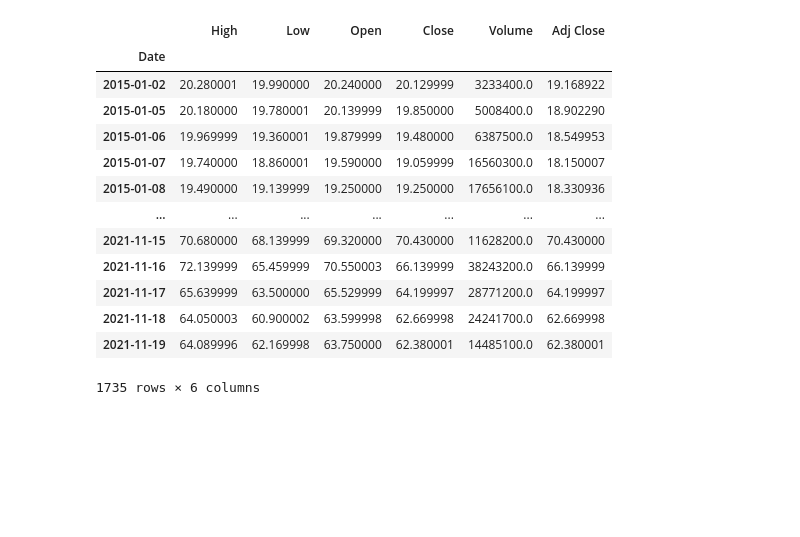
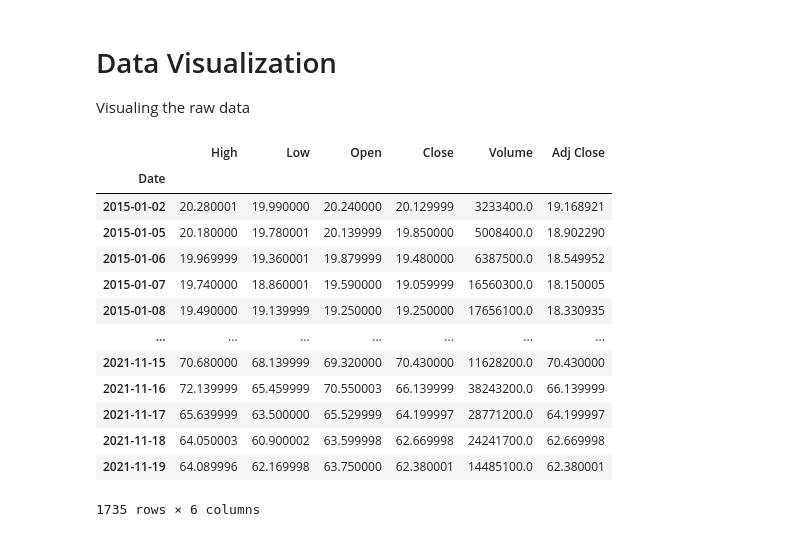
Before and after one commit to lievi/stock_price_prediction, a Jupyter notebook: notebooks/stock_predictions.ipynb, the cells around one changed output. Cells and saved outputs as stored; diff of their text form; code cells hidden in the pictures; blank space fills up the shorter version.

```diff
--- a/notebooks/stock_predictions.ipynb
+++ b/notebooks/stock_predictions.ipynb
@@ -9,19 +18,24 @@ STOCK = "ATVI" # Activision Blizzard
 # Getting the historical stock values
 # from http://finance.yahoo.com/
 
-dr.DataReader(STOCK, start=START_DATE, end=END_DATE, data_source="yahoo")
+stock_data = dr.DataReader(STOCK, start=START_DATE, end=END_DATE, data_source="yahoo")
-# %% [output]
-|  | High | Low | Open | Close | Volume | Adj Close |
-| Date |  |  |  |  |  |  |
-| 2015-01-02 | 20.280001 | 19.990000 | 20.240000 | 20.129999 | 3233400.0 | 19.168922 |
-| 2015-01-05 | 20.180000 | 19.780001 | 20.139999 | 19.850000 | 5008400.0 | 18.902290 |
-| 2015-01-06 | 19.969999 | 19.360001 | 19.879999 | 19.480000 | 6387500.0 | 18.549953 |
-| 2015-01-07 | 19.740000 | 18.860001 | 19.590000 | 19.059999 | 16560300.0 | 18.150007 |
-| 2015-01-08 | 19.490000 | 19.139999 | 19.250000 | 19.250000 | 17656100.0 | 18.330936 |
-| ... | ... | ... | ... | ... | ... | ... |
-| 2021-11-15 | 70.680000 | 68.139999 | 69.320000 | 70.430000 | 11628200.0 | 70.430000 |
-| 2021-11-16 | 72.139999 | 65.459999 | 70.550003 | 66.139999 | 38243200.0 | 66.139999 |
-| 2021-11-17 | 65.639999 | 63.500000 | 65.529999 | 64.199997 | 28771200.0 | 64.199997 |
-| 2021-11-18 | 64.050003 | 60.900002 | 63.599998 | 62.669998 | 24241700.0 | 62.669998 |
-| 2021-11-19 | 64.089996 | 62.169998 | 63.750000 | 62.380001 | 14485100.0 | 62.380001 |
-1735 rows × 6 columns
+# %% [markdown]
+# Data Visualization
+Visualing the raw data
+# %%
+stock_data
+# %% [output]
+|  | High | Low | Open | Close | Volume | Adj Close |
+| Date |  |  |  |  |  |  |
+| 2015-01-02 | 20.280001 | 19.990000 | 20.240000 | 20.129999 | 3233400.0 | 19.168921 |
+| 2015-01-05 | 20.180000 | 19.780001 | 20.139999 | 19.850000 | 5008400.0 | 18.902290 |
+| 2015-01-06 | 19.969999 | 19.360001 | 19.879999 | 19.480000 | 6387500.0 | 18.549952 |
+| 2015-01-07 | 19.740000 | 18.860001 | 19.590000 | 19.059999 | 16560300.0 | 18.150005 |
+| 2015-01-08 | 19.490000 | 19.139999 | 19.250000 | 19.250000 | 17656100.0 | 18.330935 |
+| ... | ... | ... | ... | ... | ... | ... |
+| 2021-11-15 | 70.680000 | 68.139999 | 69.320000 | 70.430000 | 11628200.0 | 70.430000 |
+| 2021-11-16 | 72.139999 | 65.459999 | 70.550003 | 66.139999 | 38243200.0 | 66.139999 |
+| 2021-11-17 | 65.639999 | 63.500000 | 65.529999 | 64.199997 | 28771200.0 | 64.199997 |
+| 2021-11-18 | 64.050003 | 60.900002 | 63.599998 | 62.669998 | 24241700.0 | 62.669998 |
+| 2021-11-19 | 64.089996 | 62.169998 | 63.750000 | 62.380001 | 14485100.0 | 62.380001 |
+1735 rows × 6 columns
```
Also changed, not shown: parts of 18 cells of this notebook.
